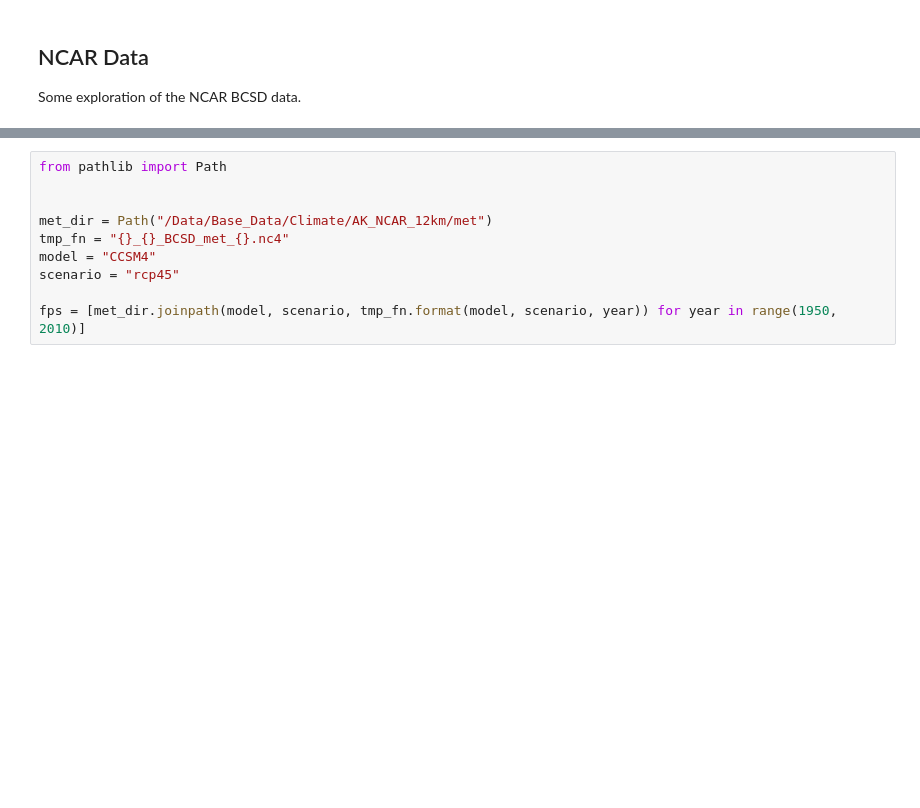
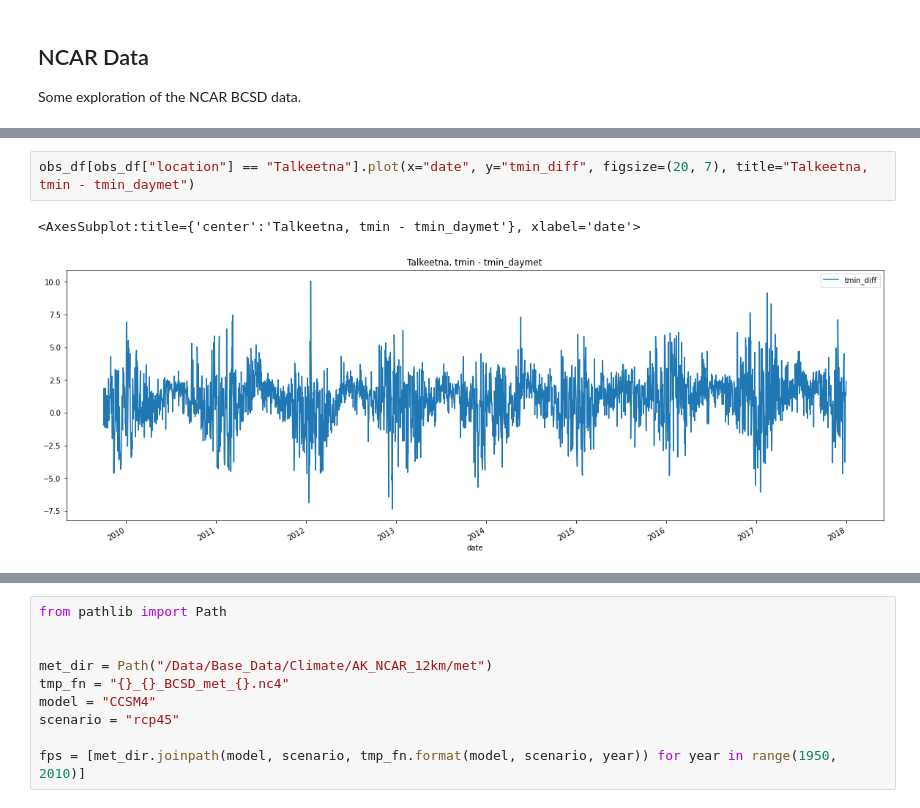
Before and after one commit to ua-snap/spruce-beetle-risk, a Jupyter notebook: eda.ipynb, the cells around one changed output, grey strips where cells are left out. Saved outputs shown, nothing was run; the diff lists cells and outputs as text; blank space fills up the shorter version.

```diff
--- a/eda.ipynb
+++ b/eda.ipynb
@@ -25,0 +171,5 @@ Some exploration of the NCAR BCSD data.
+# %%
+obs_df[obs_df["location"] == "Talkeetna"].plot(x="date", y="tmin_diff", figsize=(20, 7), title="Talkeetna, tmin - tmin_daymet")
+# %% [output]
+<AxesSubplot:title={'center':'Talkeetna, tmin - tmin_daymet'}, xlabel='date'>
+[figure, added]
```
Also changed, not shown: parts of 42 cells of this notebook.
